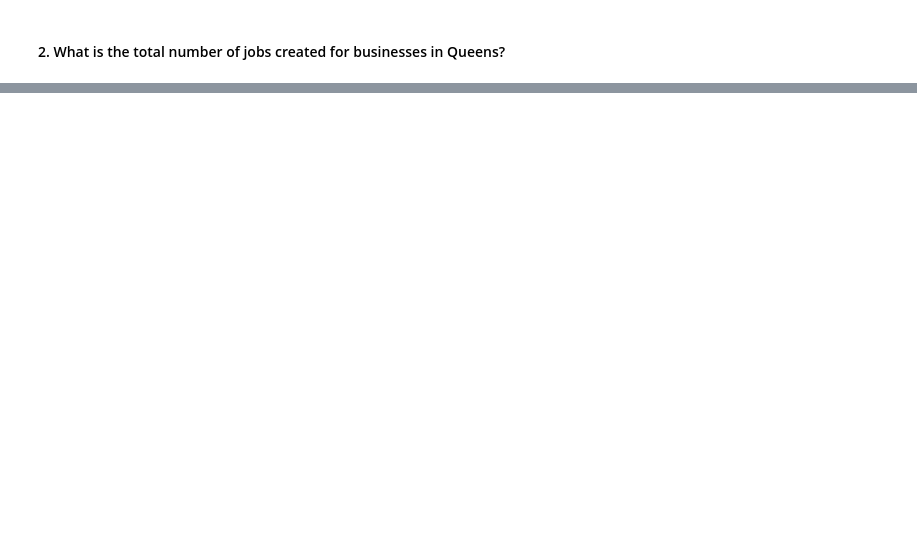
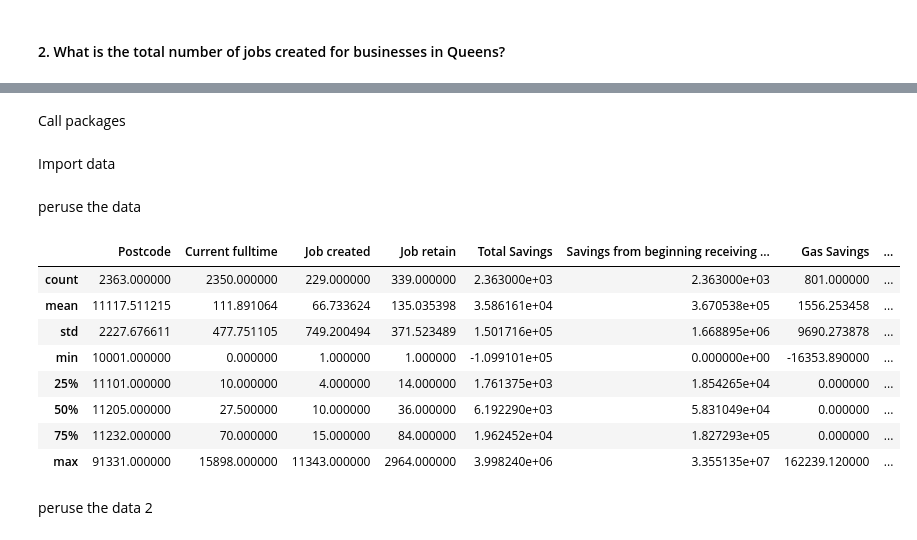
Before and after one commit to kathleen1010/binder-framework, a Jupyter notebook: KLMH Milestone Project.ipynb, the cells around one changed output, grey strips where cells are left out. Cells and saved outputs as stored; diff of their text form; code cells hidden in the pictures; blank space fills up the shorter version.

```diff
--- a/KLMH Milestone Project.ipynb
+++ b/KLMH Milestone Project.ipynb
@@ -239,0 +104,2 @@ monthsavings
+# %% [markdown]
+Call packages
@@ -239,0 +114,2 @@ monthsavings
+# %% [markdown]
+Import data
@@ -239,0 +119,17 @@ monthsavings
+# %% [markdown]
+peruse the data
+# %%
+summary = ecdata.describe()
+summary
+# %% [output]
+|  | Postcode | Current fulltime | Job created | Job retain | Total Savings | Savings from beginning receiving ... | Gas Savings | ... |
+| count | 2363.000000 | 2350.000000 | 229.000000 | 339.000000 | 2.363000e+03 | 2.363000e+03 | 801.000000 | ... |
+| mean | 11117.511215 | 111.891064 | 66.733624 | 135.035398 | 3.586161e+04 | 3.670538e+05 | 1556.253458 | ... |
+| std | 2227.676611 | 477.751105 | 749.200494 | 371.523489 | 1.501716e+05 | 1.668895e+06 | 9690.273878 | ... |
+| min | 10001.000000 | 0.000000 | 1.000000 | 1.000000 | -1.099101e+05 | 0.000000e+00 | -16353.890000 | ... |
+| 25% | 11101.000000 | 10.000000 | 4.000000 | 14.000000 | 1.761375e+03 | 1.854265e+04 | 0.000000 | ... |
+| 50% | 11205.000000 | 27.500000 | 10.000000 | 36.000000 | 6.192290e+03 | 5.831049e+04 | 0.000000 | ... |
+| 75% | 11232.000000 | 70.000000 | 15.000000 | 84.000000 | 1.962452e+04 | 1.827293e+05 | 0.000000 | ... |
+| max | 91331.000000 | 15898.000000 | 11343.000000 | 2964.000000 | 3.998240e+06 | 3.355135e+07 | 162239.120000 | ... |
+# %% [markdown]
+peruse the data 2
```
Also changed, not shown: parts of 58 cells of this notebook.
